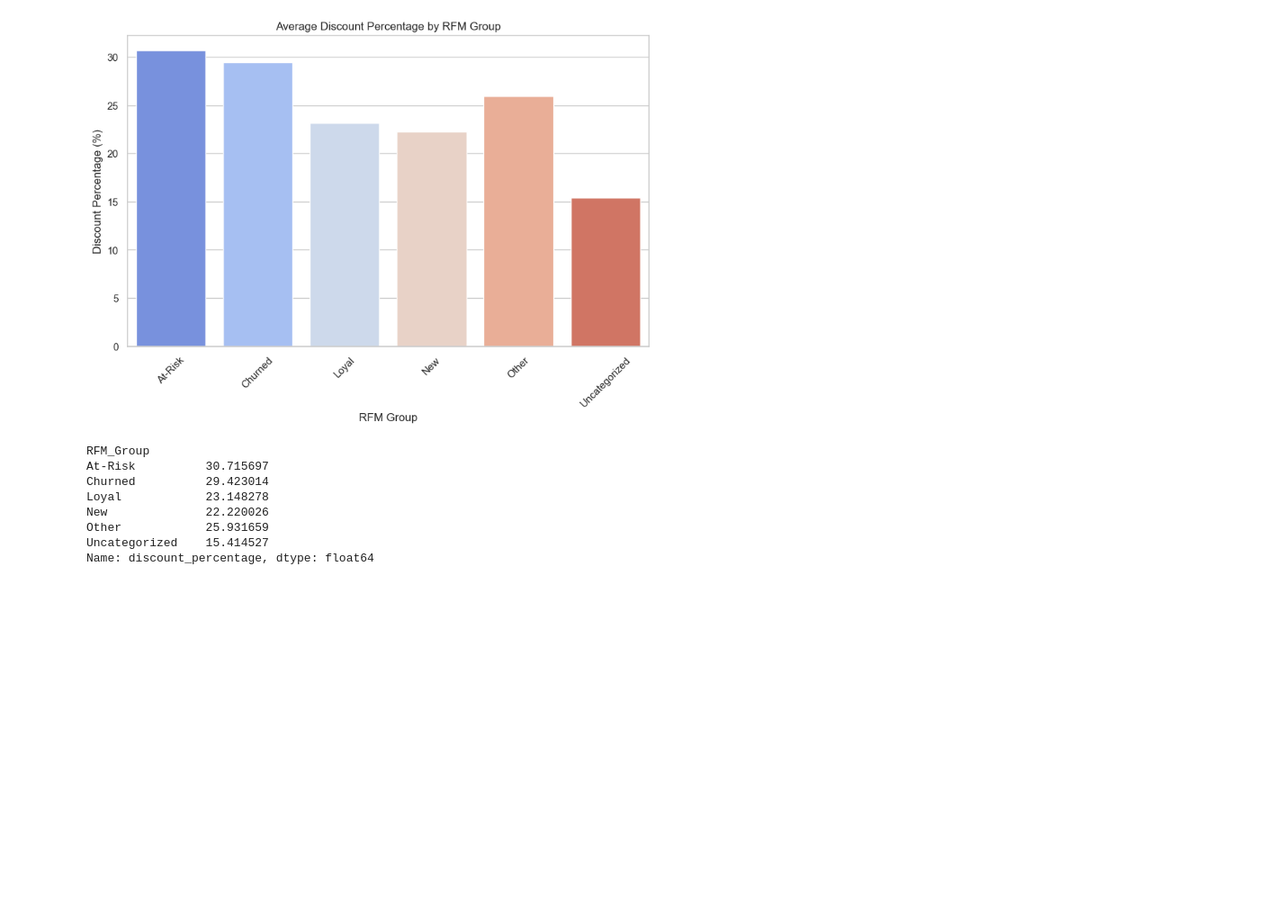
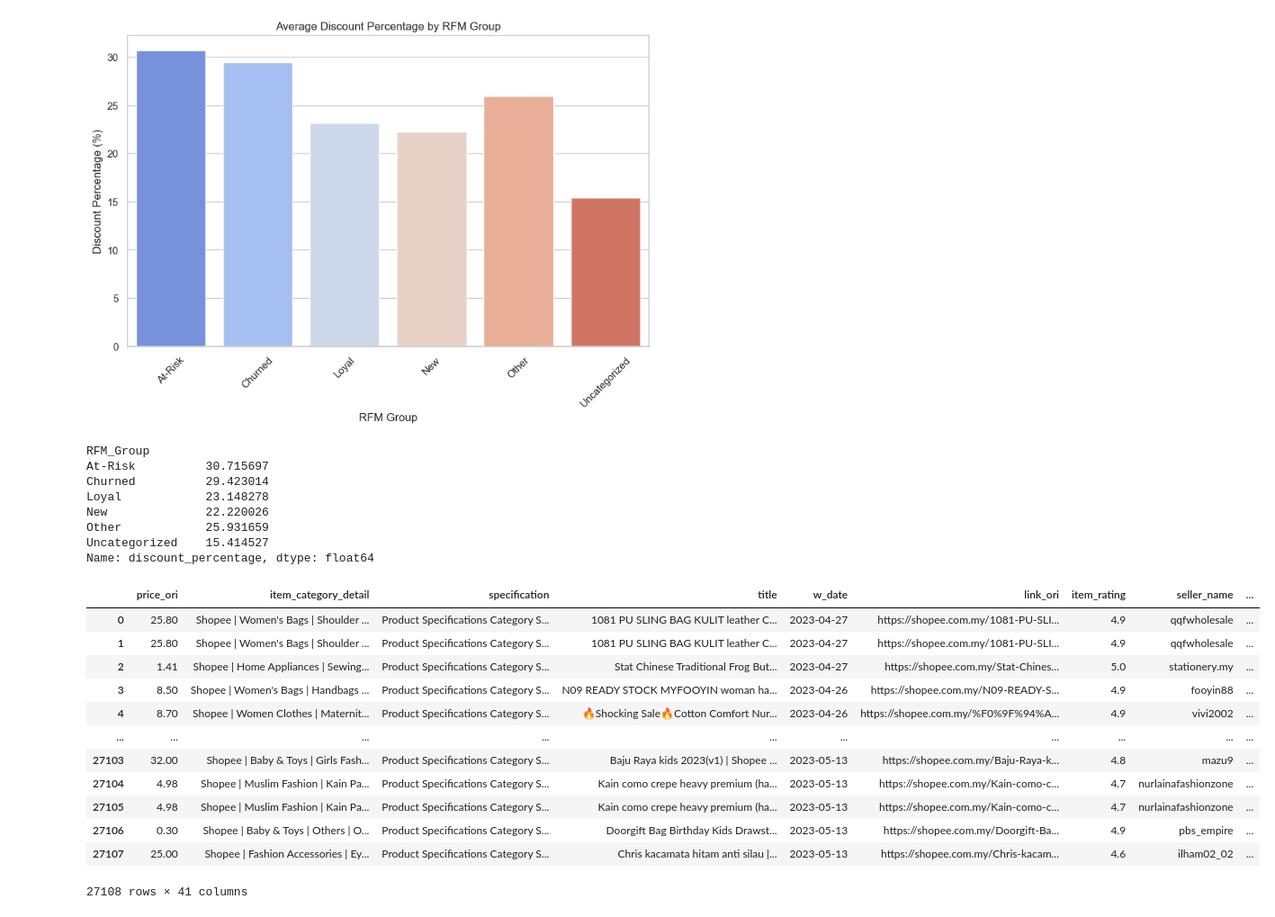
Before and after one commit to emmaputri/RFM-Analysis-Shopee-Malaysia-, a Jupyter notebook: Analysis Process.ipynb, the cells around one changed output. Shown at 90% size. Cells and saved outputs as stored; diff of their text form; code cells hidden in the pictures; blank space fills up the shorter version.

```diff
--- a/Analysis Process.ipynb
+++ b/Analysis Process.ipynb
@@ -1581,3 +1682,23 @@ New              22.220026
 Other            25.931659
 Uncategorized    15.414527
 Name: discount_percentage, dtype: float64
+# %%
+# Merge the grouped data back to the original DataFrame
+result = result.merge(discount_by_rfm, on='RFM_Group', suffixes=('', '_avg'))
+
+# Display the final DataFrame
+result
+# %% [output]
+|  | price_ori | item_category_detail | specification | title | w_date | link_ori | item_rating | seller_name | ... |
+| 0 | 25.80 | Shopee | Women's Bags | Shoulder ... | Product Specifications Category S... | 1081 PU SLING BAG KULIT leather C... | 2023-04-27 | https://shopee.com.my/1081-PU-SLI... | 4.9 | qqfwholesale | ... |
+| 1 | 25.80 | Shopee | Women's Bags | Shoulder ... | Product Specifications Category S... | 1081 PU SLING BAG KULIT leather C... | 2023-04-27 | https://shopee.com.my/1081-PU-SLI... | 4.9 | qqfwholesale | ... |
+| 2 | 1.41 | Shopee | Home Appliances | Sewing... | Product Specifications Category S... | Stat Chinese Traditional Frog But... | 2023-04-27 | https://shopee.com.my/Stat-Chines... | 5.0 | stationery.my | ... |
+| 3 | 8.50 | Shopee | Women's Bags | Handbags ... | Product Specifications Category S... | N09 READY STOCK MYFOOYIN woman ha... | 2023-04-26 | https://shopee.com.my/N09-READY-S... | 4.9 | fooyin88 | ... |
+| 4 | 8.70 | Shopee | Women Clothes | Maternit... | Product Specifications Category S... | 🔥Shocking Sale🔥Cotton Comfort Nur... | 2023-04-26 | https://shopee.com.my/%F0%9F%94%A... | 4.9 | vivi2002 | ... |
+| ... | ... | ... | ... | ... | ... | ... | ... | ... | ... |
+| 27103 | 32.00 | Shopee | Baby & Toys | Girls Fash... | Product Specifications Category S... | Baju Raya kids 2023(v1) | Shopee ... | 2023-05-13 | https://shopee.com.my/Baju-Raya-k... | 4.8 | mazu9 | ... |
+| 27104 | 4.98 | Shopee | Muslim Fashion | Kain Pa... | Product Specifications Category S... | Kain como crepe heavy premium (ha... | 2023-05-13 | https://shopee.com.my/Kain-como-c... | 4.7 | nurlainafashionzone | ... |
+| 27105 | 4.98 | Shopee | Muslim Fashion | Kain Pa... | Product Specifications Category S... | Kain como crepe heavy premium (ha... | 2023-05-13 | https://shopee.com.my/Kain-como-c... | 4.7 | nurlainafashionzone | ... |
+| 27106 | 0.30 | Shopee | Baby & Toys | Others | O... | Product Specifications Category S... | Doorgift Bag Birthday Kids Drawst... | 2023-05-13 | https://shopee.com.my/Doorgift-Ba... | 4.9 | pbs_empire | ... |
+| 27107 | 25.00 | Shopee | Fashion Accessories | Ey... | Product Specifications Category S... | Chris kacamata hitam anti silau |... | 2023-05-13 | https://shopee.com.my/Chris-kacam... | 4.6 | ilham02_02 | ... |
+27108 rows × 41 columns
```
Also changed, not shown: parts of 35 cells of this notebook.
